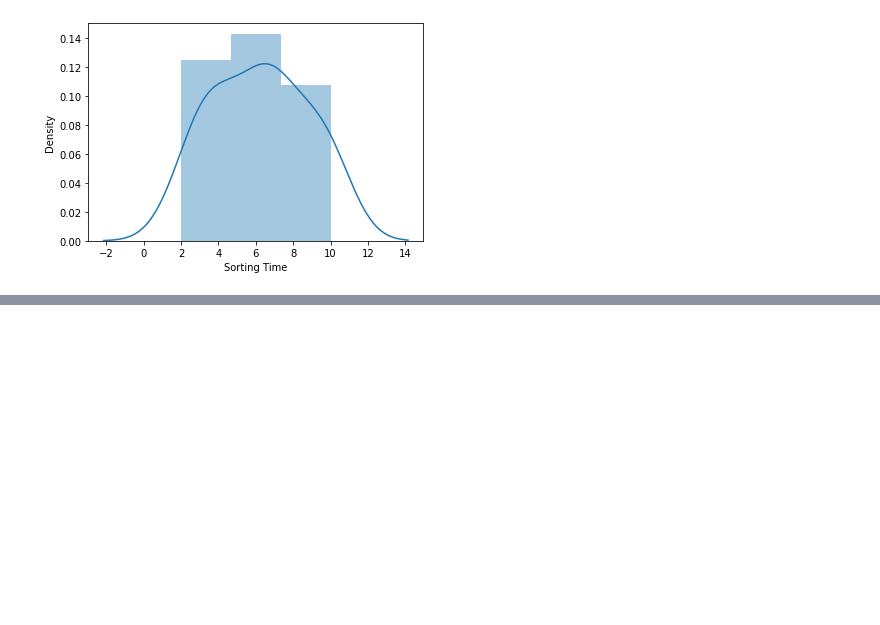
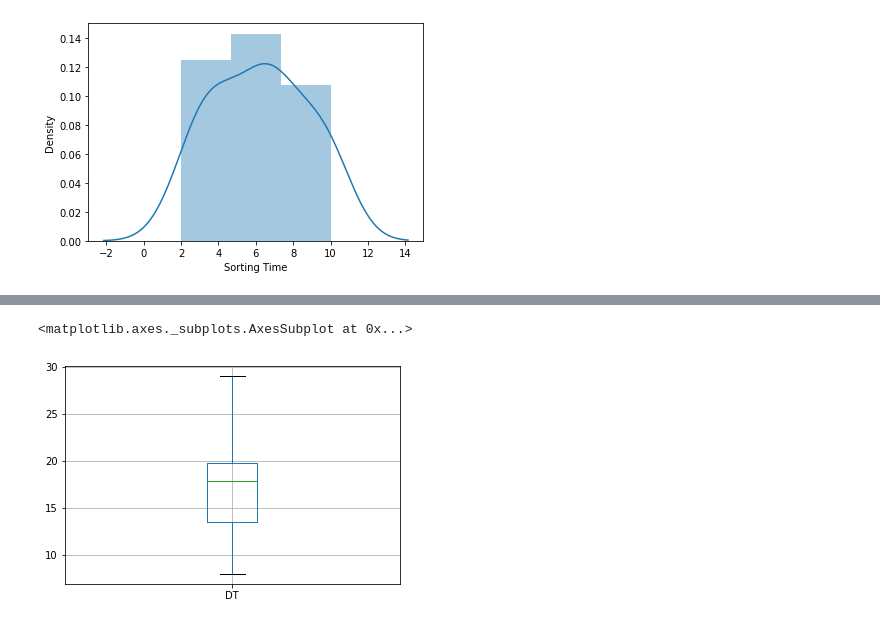
Before and after one commit to tusharsuthar4828/DataScience_Assigments, a Jupyter notebook: SimpleLinearDeliveryTime.ipynb, the cells around one changed output, grey strips where cells are left out. Cells and saved outputs as stored; diff of their text form; code cells hidden in the pictures; blank space fills up the shorter version.

```diff
--- a/SimpleLinearDeliveryTime.ipynb
+++ b/SimpleLinearDeliveryTime.ipynb
@@ -73,0 +89,6 @@ dataset
+# %%
+#Box plot
+dataset.boxplot(column=['DT'])
+# %% [output]
+<matplotlib.axes._subplots.AxesSubplot at 0x...>
+[figure, added]
```
Also changed, not shown: parts of 29 cells of this notebook.
